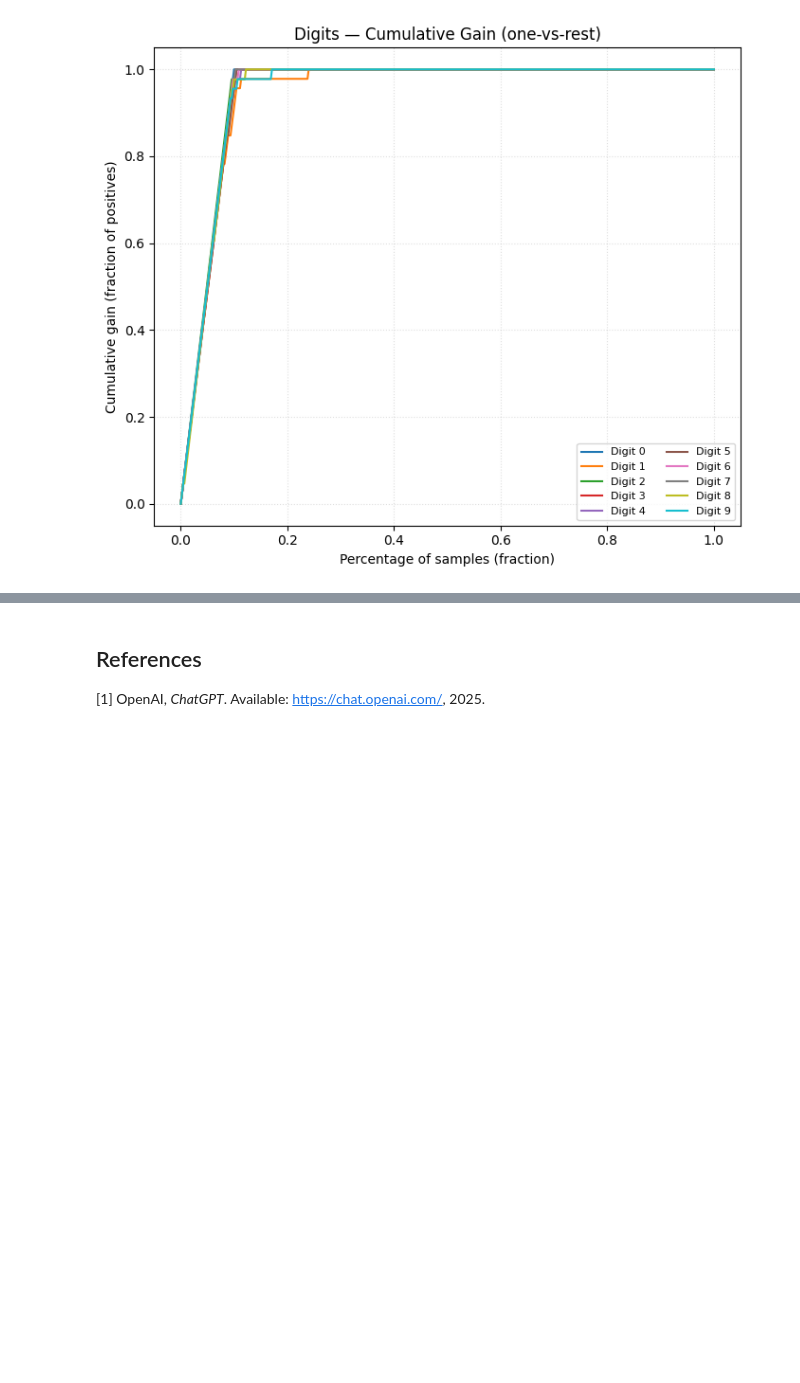
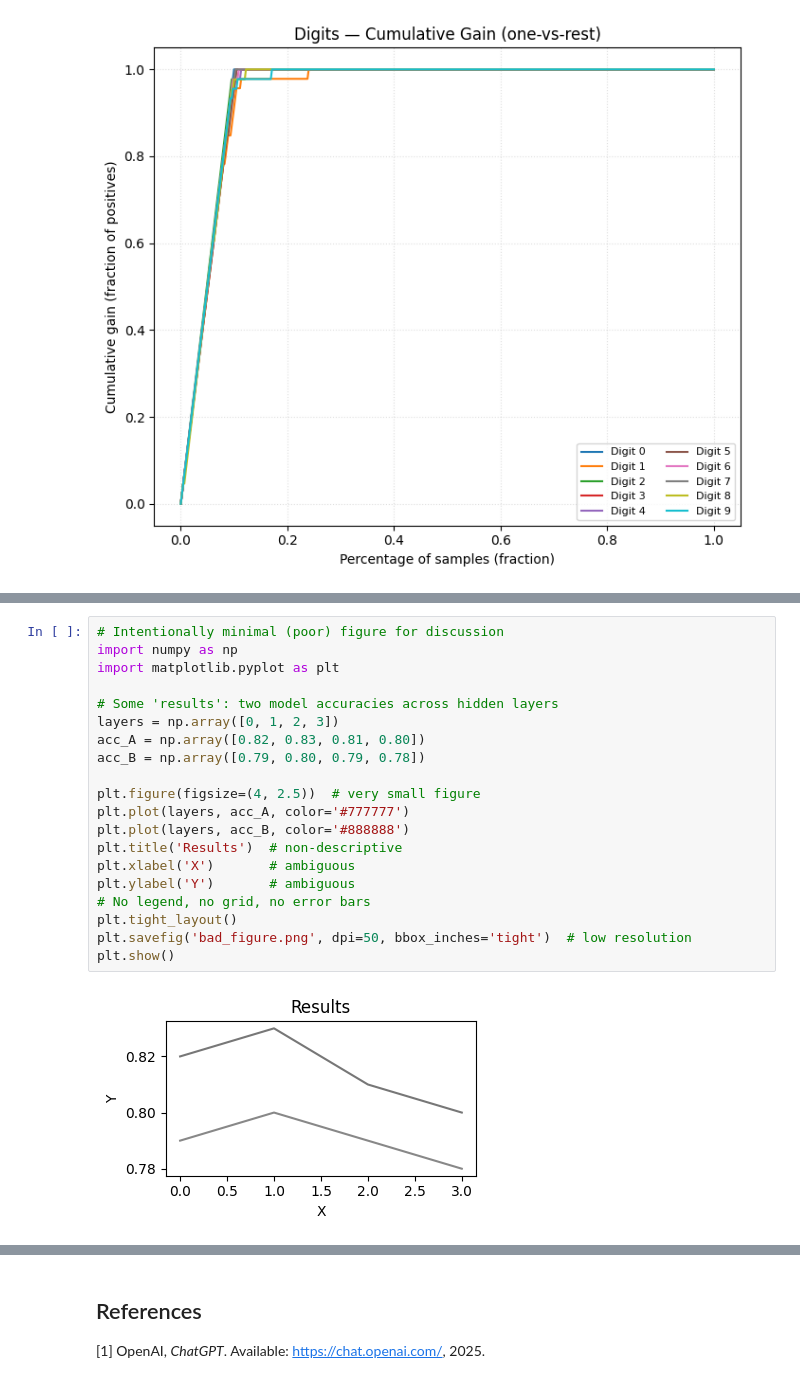
Before and after one commit to Twaal/applied-data-analysis-and-ml, a Jupyter notebook: exercises/E9/exercisesweek43.ipynb, the cells around one changed output, grey strips where cells are left out. Saved outputs shown, nothing was run; the diff lists cells and outputs as text; blank space fills up the shorter version.

```diff
--- a/exercises/E9/exercisesweek43.ipynb
+++ b/exercises/E9/exercisesweek43.ipynb
@@ -368,0 +437,22 @@ Test accuracy (LogReg on Digits): 0.971
+# %%
+# Intentionally minimal (poor) figure for discussion
+import numpy as np
+import matplotlib.pyplot as plt
+
+# Some 'results': two model accuracies across hidden layers
+layers = np.array([0, 1, 2, 3])
+acc_A = np.array([0.82, 0.83, 0.81, 0.80])
+acc_B = np.array([0.79, 0.80, 0.79, 0.78])
+
+plt.figure(figsize=(4, 2.5))  # very small figure
+plt.plot(layers, acc_A, color='#777777')
+plt.plot(layers, acc_B, color='#888888')
+plt.title('Results')  # non-descriptive
+plt.xlabel('X')       # ambiguous
+plt.ylabel('Y')       # ambiguous
+# No legend, no grid, no error bars
+plt.tight_layout()
+plt.savefig('bad_figure.png', dpi=50, bbox_inches='tight')  # low resolution
+plt.show()
+# %% [output]
+[figure, added]
```
Also changed, not shown: parts of 3 cells of this notebook, 6 other files.
